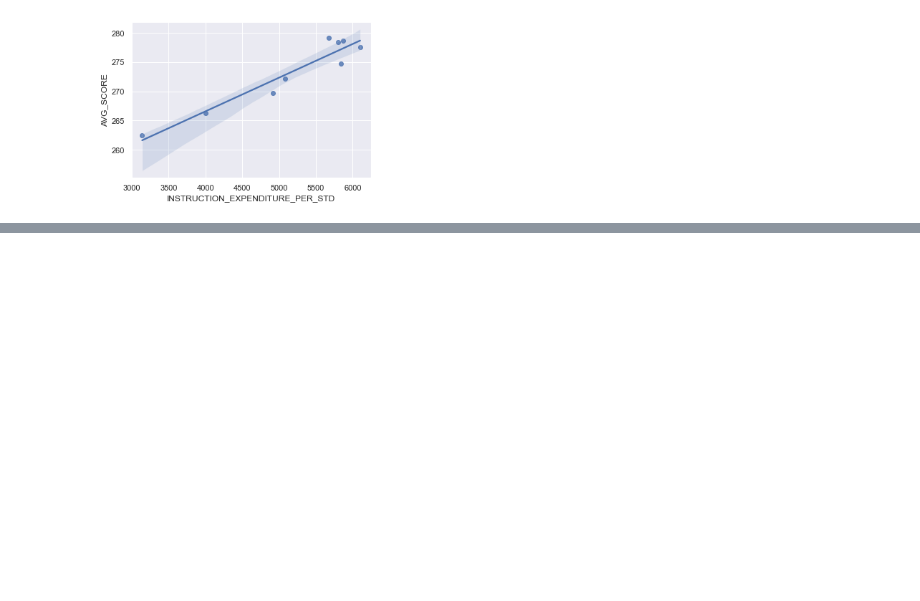
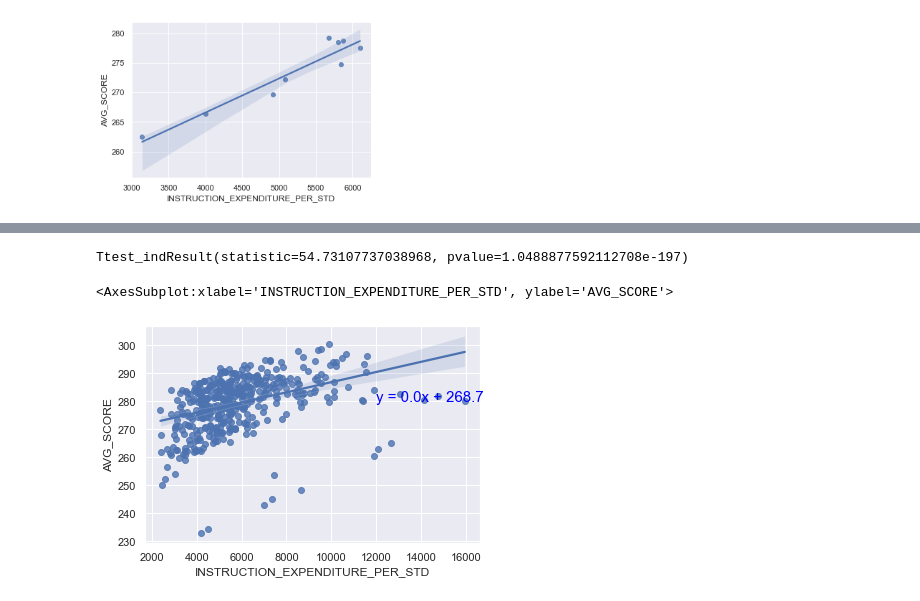
Before and after one commit to trangbt278/education, a Jupyter notebook: Student_Performance_vs_Funding visualize.ipynb, the cells around one changed output, grey strips where cells are left out. Cells and saved outputs as stored; diff of their text form; code cells hidden in the pictures; blank space fills up the shorter version.

```diff
--- a/Student_Performance_vs_Funding visualize.ipynb
+++ b/Student_Performance_vs_Funding visualize.ipynb
@@ -624,0 +615,3 @@ sns.regplot(data = clean_data_8_Math, x = "TOTAL_REVENUE", y = "AVG_SCORE", \
+# %%
+clean_data = clean_data.loc[(clean_data['TEST_SUBJECT'] == 'Mathematics') & (clean_data['TEST_YEAR'] == 8)]
+clean_data
@@ -624,0 +632,20 @@ sns.regplot(data = clean_data_8_Math, x = "TOTAL_REVENUE", y = "AVG_SCORE", \
+# %%
+
+st.ttest_ind(clean_data["INSTRUCTION_EXPENDITURE_PER_STD"],clean_data["AVG_SCORE"], equal_var=False)
+# %% [output]
+Ttest_indResult(statistic=54.73107737038968, pvalue=1.0488877592112708e-197)
+# %%
+# Linear regression for 8th grade Math vs Spending per Student
+sns.set_theme(color_codes = True)
+
+slope, intercept, r_value, p_value, std_err = st.linregress(clean_data["INSTRUCTION_EXPENDITURE_PER_STD"],\
+                                                               clean_data["AVG_SCORE"])
+
+line_eq = "y = " + str(round(slope,2)) + "x + " + str(round(intercept,2))
+plt.annotate(line_eq, (12000, 280), fontsize = 15, color = 'blue')
+
+sns.regplot(data = clean_data, x = "INSTRUCTION_EXPENDITURE_PER_STD", y = "AVG_SCORE", \
+               line_kws = {'label':"y={0:.1f}x+{1:.1f}".format(slope,intercept)})
+# %% [output]
+<AxesSubplot:xlabel='INSTRUCTION_EXPENDITURE_PER_STD', ylabel='AVG_SCORE'>
+[figure, added]
```
Also changed, not shown: parts of 14 cells of this notebook.
